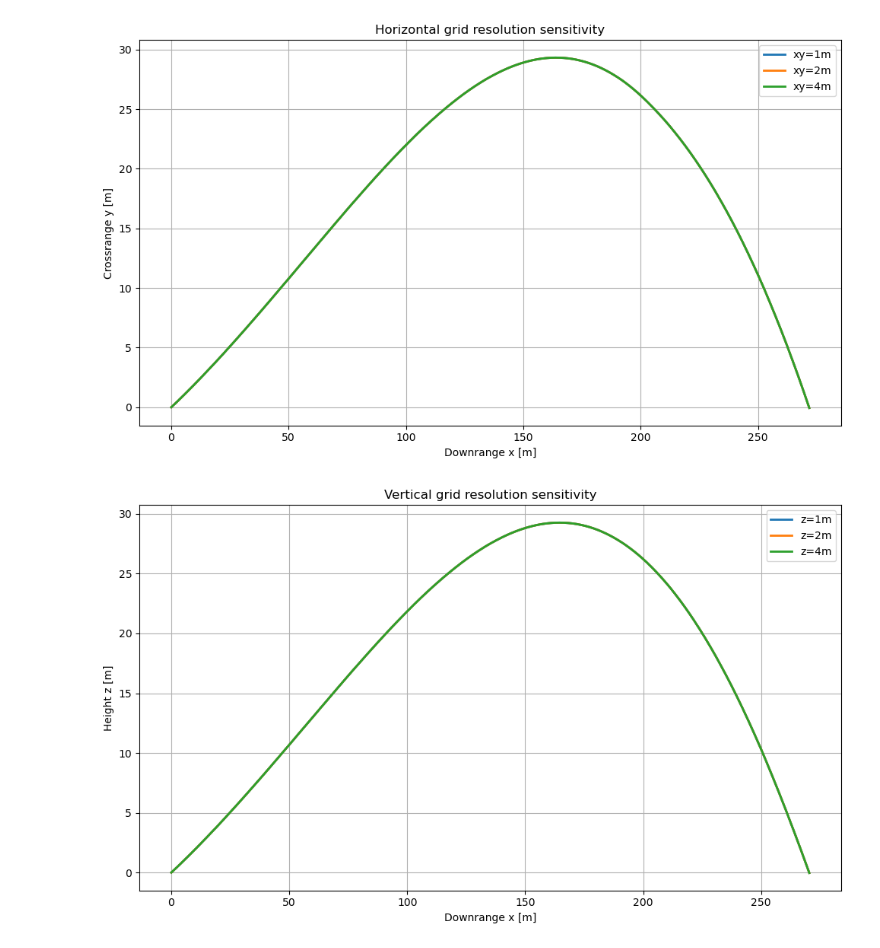
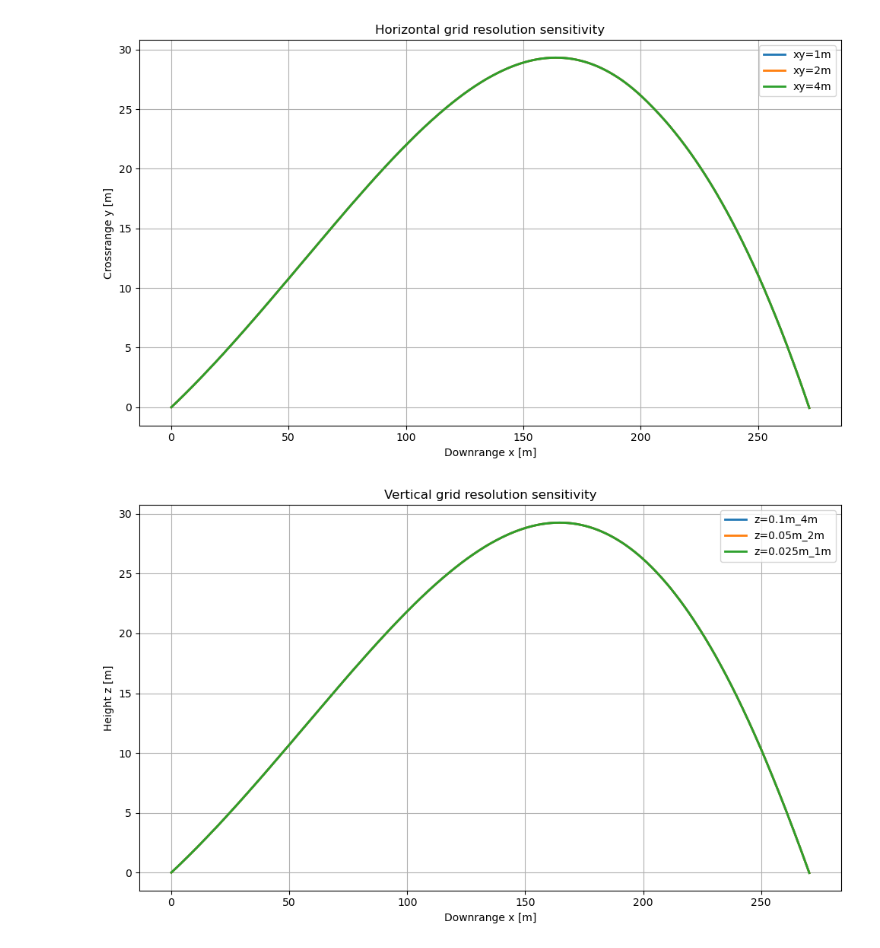
Before and after one commit to JacobManniche/Bachelor_legeplads, a Jupyter notebook: demos/grid study.ipynb, the cells around one changed output. Cells and saved outputs as stored; diff of their text form; code cells hidden in the pictures.

Commit message:
grid study update

```diff
--- a/demos/grid study.ipynb
+++ b/demos/grid study.ipynb
@@ -5,7 +5,7 @@ import matplotlib.pyplot as plt
 from Tracer import WindField, Trajectory
 
 # xy grid test (FILEXY1M SKAL OPDATERES NÅR DEN BLIVER LAVET!!!)
-filexy1m = r'C:\Users\allpe\OneDrive\Skrivebord\DTU\Bachelorprojekt\Bachelor_legeplads\demos\nc files\flowdata_xy2m_mb_cartesian.nc'
+filexy1m = r'C:\Users\allpe\OneDrive\Skrivebord\DTU\Bachelorprojekt\Bachelor_legeplads\RANS\nc files\flowdata_xy1m_mb_cartesian.nc'
 filexy2m = r'C:\Users\allpe\OneDrive\Skrivebord\DTU\Bachelorprojekt\Bachelor_legeplads\demos\nc files\flowdata_xy2m_mb_cartesian.nc'
 filexy4m = r'C:\Users\allpe\OneDrive\Skrivebord\DTU\Bachelorprojekt\Bachelor_legeplads\demos\nc files\flowdata_xy4m_mb_cartesian.nc'
 
@@ -18,9 +18,9 @@ files = {
     'xy=1m': filexy1m,
     'xy=2m': filexy2m,
     'xy=4m': filexy4m,
-    'z=1m' : filez1m,
-    'z=2m' : filez2m,
-    'z=4m' : filez4m
+    'z=0.1m_4m' : filez1m,
+    'z=0.05m_2m' : filez2m,
+    'z=0.025m_1m' : filez4m
 }
 # %%
 def percent_distance_error(ref_p, test_p):
@@ -76,48 +76,48 @@ plt.show()
 # Plot z grid fidelity comparison
 plt.figure(figsize=(10,6))
 
-for key in ['z=1m', 'z=2m', 'z=4m']:
+for key in ['z=0.1m_4m', 'z=0.05m_2m', 'z=0.025m_1m']:
     p = trajectories[key].p
     plt.plot(p[:,0], p[:,2], linewidth=2, label=key)
 
 plt.xlabel('Downrange x [m]')
 plt.ylabel('Height z [m]')
 plt.title('Vertical grid resolution sensitivity')
 plt.legend()
 plt.grid(True)
 plt.tight_layout()
 plt.show()
 
 # Error analysis
 print('Fidelity errors')
 # XY reference = finest xy mesh
 ref_xy = trajectories['xy=1m'].p
 
 print('\nHorizontal grid sensitivity (reference = xy=1m)')
 for key in ['xy=2m', 'xy=4m']:
     test_p = trajectories[key].p
 
     print(f'\n{key}')
-    print(f'Absolute landing error   : {distance_error(ref_xy, test_p):.4f} m')
-    print(f'Percent landing error    : {percent_distance_error(ref_xy, test_p):.4f} %')
-    print(f'Carry distance error dx  : {x_distance_error(ref_xy, test_p):.4f} m')
-    print(f'Lateral drift error dy   : {y_distance_error(ref_xy, test_p):.4f} m')
+    print(f'Absolute landing error   : {distance_error(ref_xy, test_p):.10f} m')
+    print(f'Percent landing error    : {percent_distance_error(ref_xy, test_p):.10f} %')
+    print(f'Carry distance error dx  : {x_distance_error(ref_xy, test_p):.10f} m')
+    print(f'Lateral drift error dy   : {y_distance_error(ref_xy, test_p):.10f} m')
 
 # Z reference = finest z mesh
-ref_z = trajectories['z=1m'].p
+ref_z = trajectories['z=0.025m_1m'].p
 
-print('\nVertical grid sensitivity (reference = z=1m)')
-for key in ['z=2m', 'z=4m']:
+print('\nVertical grid sensitivity (reference = z=0.025m 1m)')
+for key in ['z=0.05m_2m', 'z=0.1m_4m']:
     test_p = trajectories[key].p
 
     print(f'\n{key}')
-    print(f'Absolute landing error   : {distance_error(ref_z, test_p):.4f} m')
-    print(f'Percent landing error    : {percent_distance_error(ref_z, test_p):.4f} %')
-    print(f'Carry distance error dx  : {x_distance_error(ref_z, test_p):.4f} m')
-    print(f'Lateral drift error dy   : {y_distance_error(ref_z, test_p):.4f} m')
+    print(f'Absolute landing error   : {distance_error(ref_z, test_p):.10f} m')
+    print(f'Percent landing error    : {percent_distance_error(ref_z, test_p):.10f} %')
+    print(f'Carry distance error dx  : {x_distance_error(ref_z, test_p):.10f} m')
+    print(f'Lateral drift error dy   : {y_distance_error(ref_z, test_p):.10f} m')
 # %% [output]
 [figure]
-[figure, old version]
+[figure, new version]
 Fidelity errors
 
 Horizontal grid sensitivity (reference = xy=1m)
```
Also changed, not shown: parts of 1 cell of this notebook.
